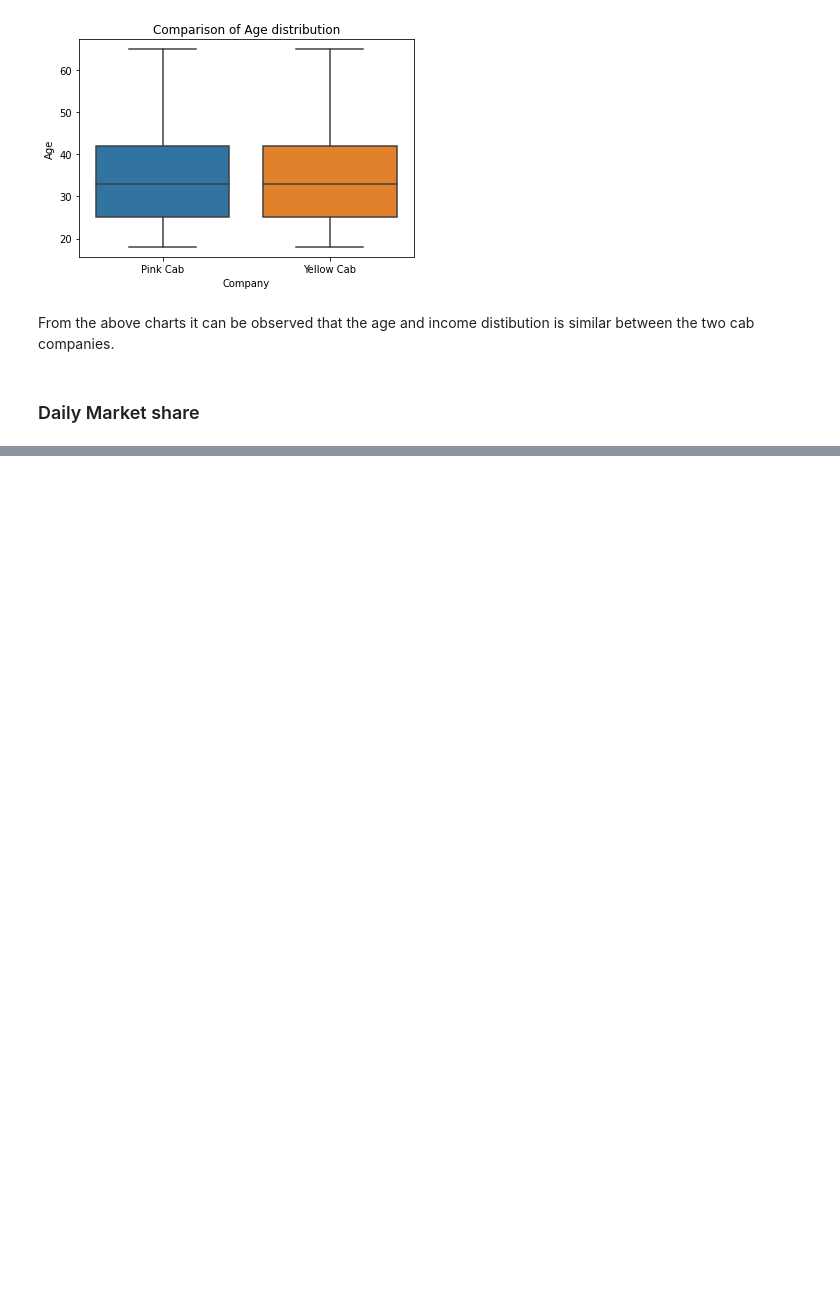
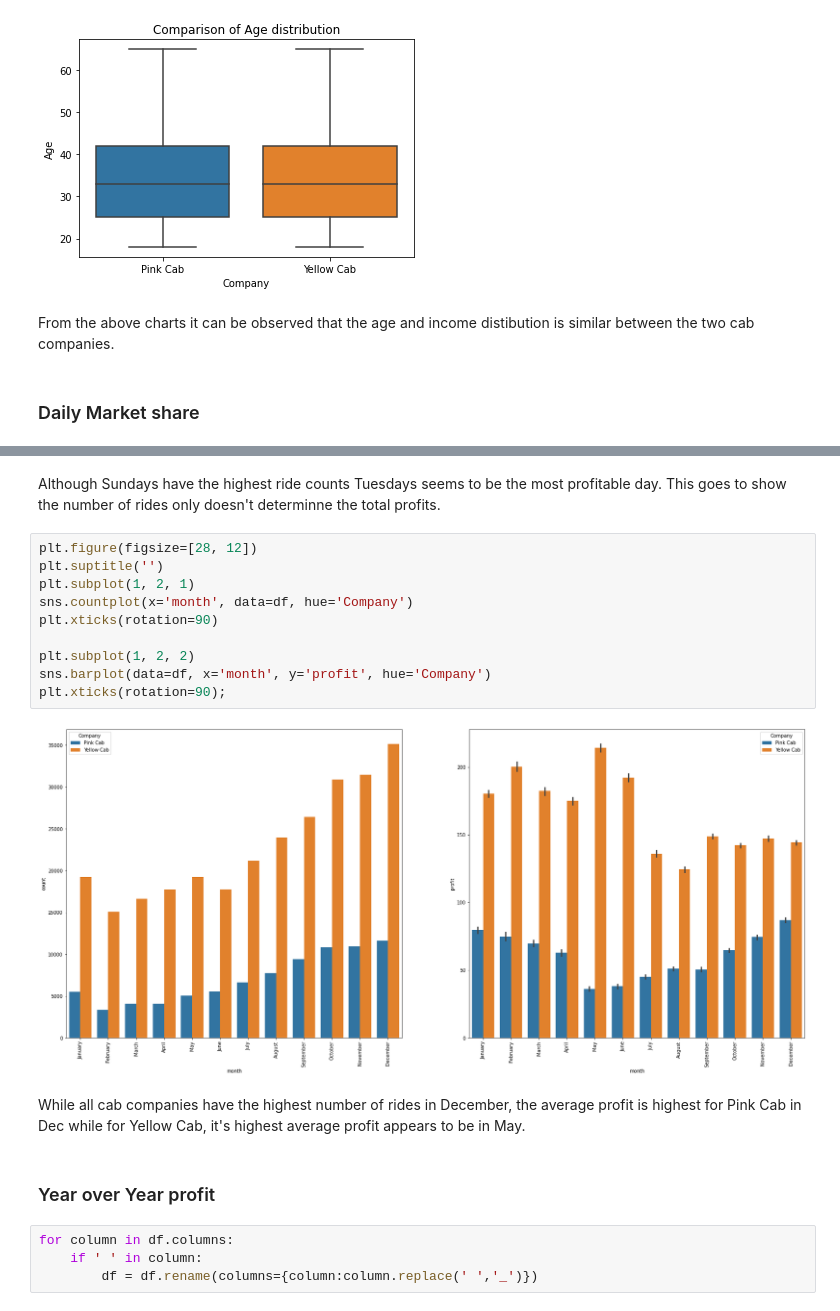
Before and after one commit to Jaeljane/Cab-Insight, a Jupyter notebook: Exploratory data analysis (Cab).ipynb, the cells around one changed output, grey strips where cells are left out. Drawn from its saved outputs; the diff is of its cells as text; blank space fills up the shorter version.

```diff
--- a/Exploratory data analysis (Cab).ipynb
+++ b/Exploratory data analysis (Cab).ipynb
@@ -130,0 +135,22 @@ plt.xticks(rotation=90);
+# %% [markdown]
+Although Sundays have the highest ride counts Tuesdays seems to be the most profitable day. This goes to show the number of rides only doesn't determinne the total profits.
+# %%
+plt.figure(figsize=[28, 12])
+plt.suptitle('')
+plt.subplot(1, 2, 1)
+sns.countplot(x='month', data=df, hue='Company')
+plt.xticks(rotation=90)
+
+plt.subplot(1, 2, 2)
+sns.barplot(data=df, x='month', y='profit', hue='Company')
+plt.xticks(rotation=90);
+# %% [output]
+[figure, added]
+# %% [markdown]
+While all cab companies have the highest number of rides in December, the average profit is highest for Pink Cab in Dec while for Yellow Cab, it's highest average profit appears to be in  May.
+# %% [markdown]
+### Year over Year profit
+# %%
+for column in df.columns:
+    if ' ' in column:
+        df = df.rename(columns={column:column.replace(' ','_')})
```
Also changed, not shown: parts of 8 cells of this notebook.
